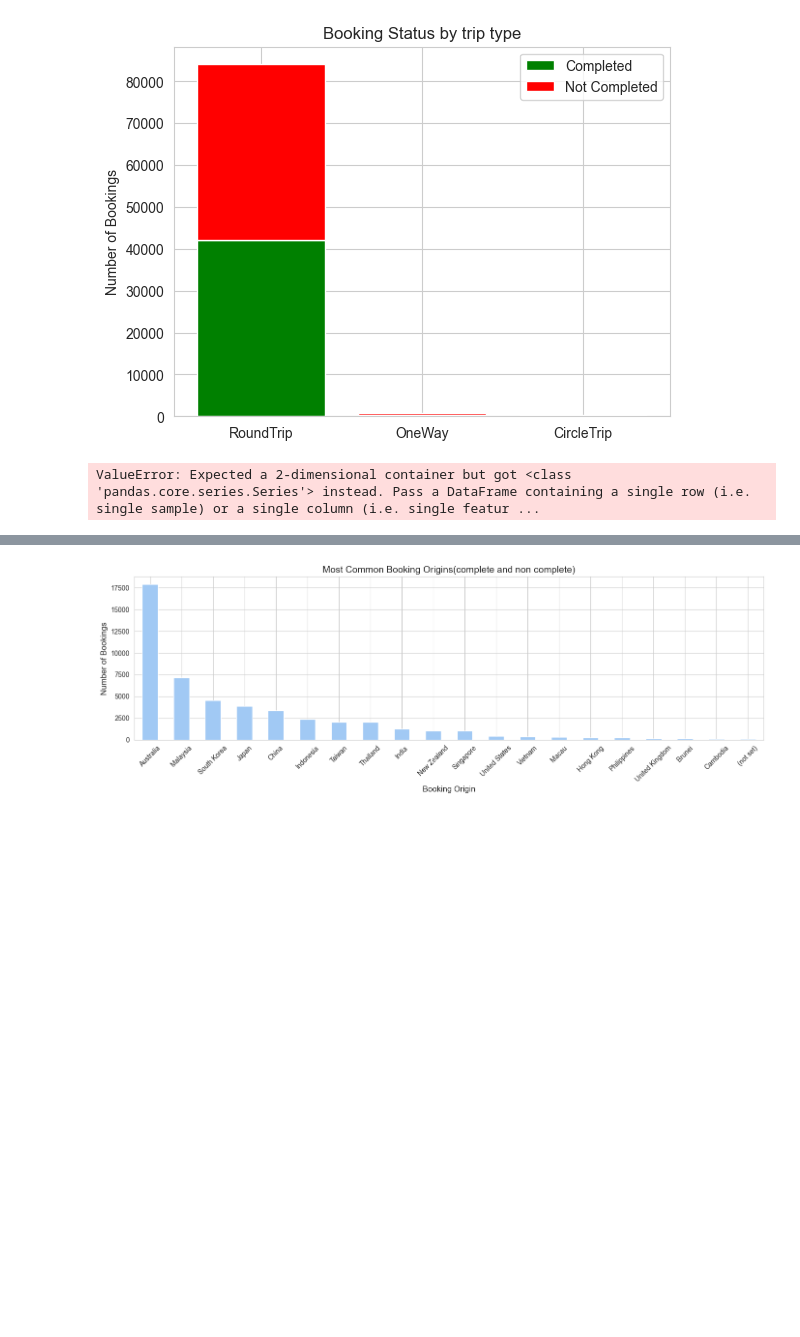
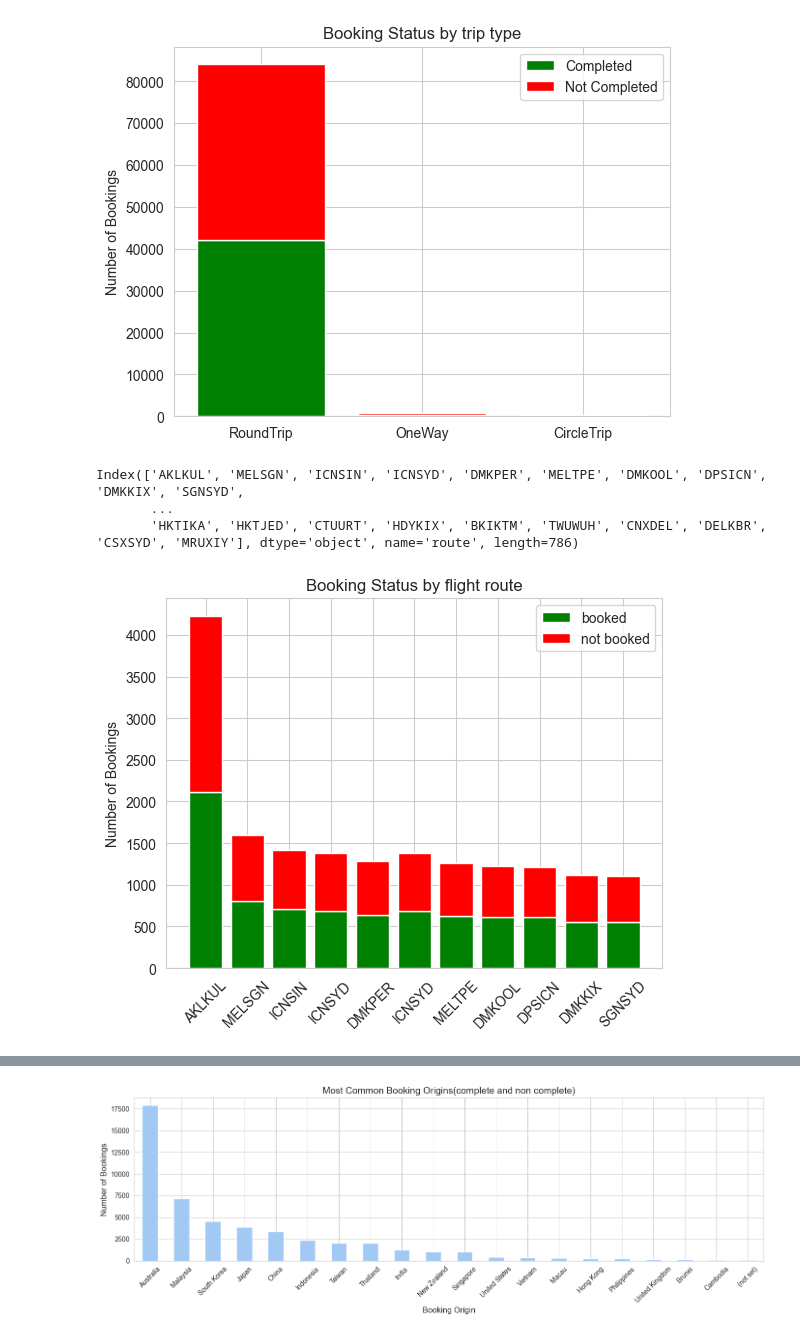
Before and after one commit to nickgeorgemathew/customer-booking-analysis, a Jupyter notebook: customer_booking_analysis.ipynb, the cells around one changed output, grey strips where cells are left out. Drawn from its saved outputs; the diff is of its cells as text; code cells hidden in the pictures; blank space fills up the shorter version.

```diff
--- a/customer_booking_analysis.ipynb
+++ b/customer_booking_analysis.ipynb
@@ -244,9 +237,26 @@ plt.legend()
 plt.show()
 # %% [output]
 [figure]
-# %%
-from sklearn.preprocessing import OneHotEncoder
-
-df['sales_channel_1']=OneHotEncoder().fit_transform(df['sales_channel'].copy())
-# %% [output]
-ValueError: Expected a 2-dimensional container but got <class 'pandas.core.series.Series'> instead. Pass a DataFrame containing a single row (i.e. single sample) or a single column (i.e. single featur ...
+# %%
+complete['route'].value_counts().index
+# %% [output]
+Index(['AKLKUL', 'MELSGN', 'ICNSIN', 'ICNSYD', 'DMKPER', 'MELTPE', 'DMKOOL', 'DPSICN', 'DMKKIX', 'SGNSYD',
+       ...
+       'HKTIKA', 'HKTJED', 'CTUURT', 'HDYKIX', 'BKIKTM', 'TWUWUH', 'CNXDEL', 'DELKBR', 'CSXSYD', 'MRUXIY'], dtype='object', name='route', length=786)
+# %%
+completed_counts=complete['route'].value_counts()
+not_booked_counts=booking_not_complete['route'].value_counts()
+label=['AKLKUL','MELSGN','ICNSIN','ICNSYD','DMKPER','ICNSYD', 'MELTPE', 'DMKOOL', 'DPSICN', 'DMKKIX', 'SGNSYD',]
+booked=[completed_counts.get(labels,0) for labels in label]
+not_booked=[not_booked_counts.get(labels,0)for labels in label]
+x=range(len(label))
+plt.Figure(figsize=(20,20))
+plt.bar(x,booked,label='booked',color='green')
+plt.bar(x,not_booked,bottom=booked,label='not booked',color='red')
+plt.xticks(x,label,rotation=45)
+plt.ylabel('Number of Bookings')
+plt.title('Booking Status by flight route')
+plt.legend()
+plt.show()
+# %% [output]
+[figure, added]
```
Also changed, not shown: parts of 15 cells of this notebook, 2 other files.
